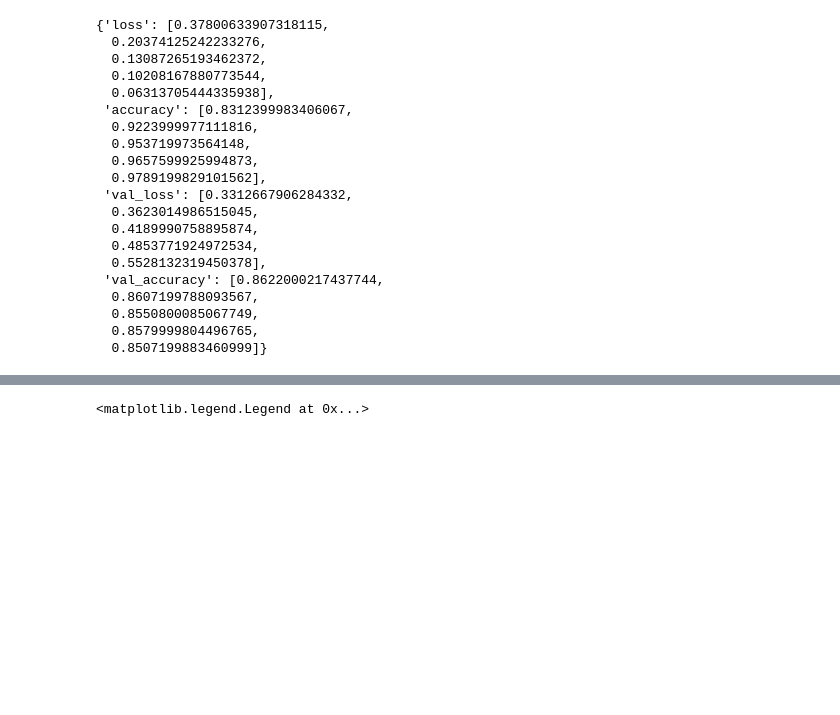
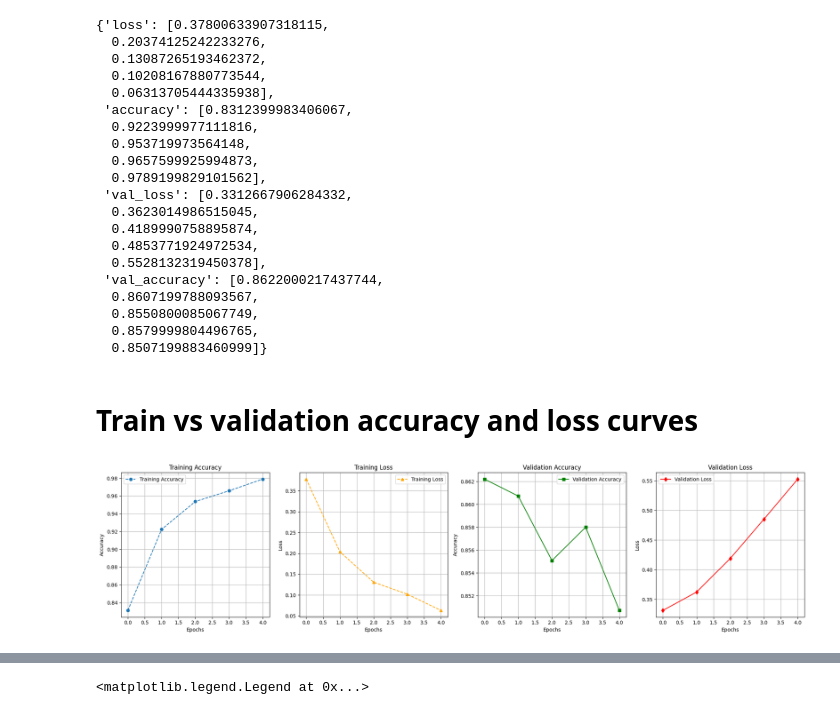
Before and after one commit to emrulk1/AI-ML-Data-Science-Practice, a Jupyter notebook: Natural_Language_Processing/Text_Classification_and_Sentiment_Analysis/IMDB_Movie_Sentiment_classification_Bidirectional_LSTM.ipynb, the cells around one changed output, grey strips where cells are left out. Saved outputs shown, nothing was run; the diff lists cells and outputs as text; code cells hidden in the pictures; blank space fills up the shorter version.

Commit message:
Modified training and validation accruracy and loss plots and added a plot comparing training vs validation accuracy and loss in IMDB_Movie_Sentiment_classification_Bidirectional_LSTM.ipynb

```diff
--- a/Natural_Language_Processing/Text_Classification_and_Sentiment_Analysis/IMDB_Movie_Sentiment_classification_Bidirectional_LSTM.ipynb
+++ b/Natural_Language_Processing/Text_Classification_and_Sentiment_Analysis/IMDB_Movie_Sentiment_classification_Bidirectional_LSTM.ipynb
@@ -110,3 +110,57 @@ model.history.history
   0.8550800085067749,
   0.8579999804496765,
   0.8507199883460999]}
+# %% [markdown]
+# Train vs validation accuracy and loss curves
+# %%
+import matplotlib.pyplot as plt
+
+# Extract training and validation metrics from history
+train_acc = model.history.history['accuracy']
+val_acc = model.history.history['val_accuracy']
+train_loss = model.history.history['loss']
+val_loss = model.history.history['val_loss']
+
+# Get the number of epochs
+epochs = range(len(train_acc))
+
+# Create subplots
+fig, axes = plt.subplots(1, 4, figsize=(20, 5))  # 1 row, 4 columns
+
+# Plot training accuracy
+axes[0].plot(epochs, train_acc, label='Training Accuracy', linestyle='--', marker='o')
+axes[0].set_title('Training Accuracy')
+axes[0].set_xlabel('Epochs')
+axes[0].set_ylabel('Accuracy')
+axes[0].legend()
+axes[0].grid(True)
+
+# Plot training loss
+axes[1].plot(epochs, train_loss, label='Training Loss', linestyle='--', marker='^', color='orange')
+axes[1].set_title('Training Loss')
+axes[1].set_xlabel('Epochs')
+axes[1].set_ylabel('Loss')
+axes[1].legend()
+axes[1].grid(True)
+
+# Plot validation accuracy
+axes[2].plot(epochs, val_acc, label='Validation Accuracy', linestyle='-', marker='s', color='green')
+axes[2].set_title('Validation Accuracy')
+axes[2].set_xlabel('Epochs')
+axes[2].set_ylabel('Accuracy')
+axes[2].legend()
+axes[2].grid(True)
+
+# Plot validation loss
+axes[3].plot(epochs, val_loss, label='Validation Loss', linestyle='-', marker='d', color='red')
+axes[3].set_title('Validation Loss')
+axes[3].set_xlabel('Epochs')
+axes[3].set_ylabel('Loss')
+axes[3].legend()
+axes[3].grid(True)
+
+# Adjust layout and display
+plt.tight_layout()
+plt.show()
+# %% [output]
+[figure, added]
```
Also changed, not shown: parts of 3 cells of this notebook.
